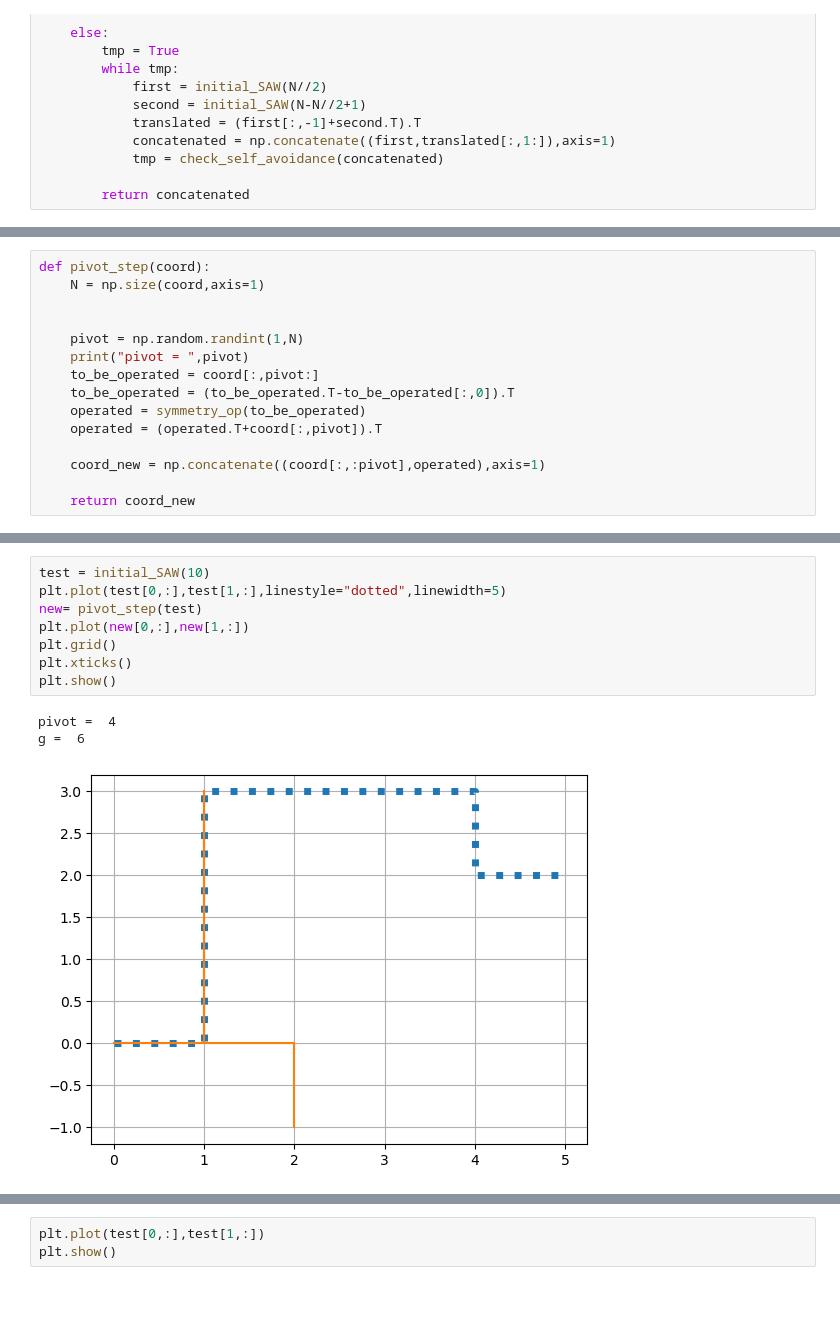
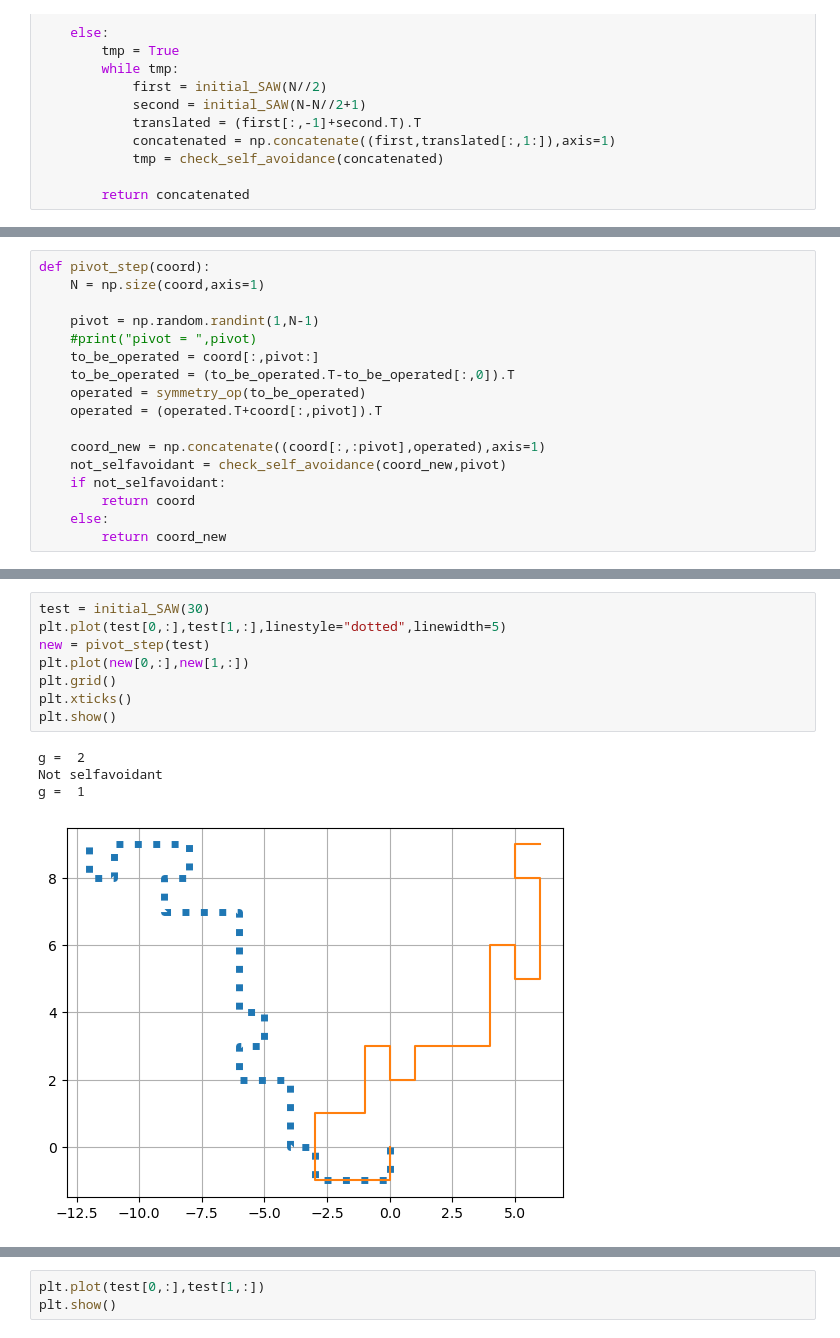
Before and after one commit to mandus24/ComputationalPhysics, a Jupyter notebook: polymer/polymer.ipynb, the cells around one changed output, grey strips where cells are left out. Cells and saved outputs as stored; diff of their text form; blank space fills up the shorter version.

Commit message:
Pivot algorithm

```diff
--- a/polymer/polymer.ipynb
+++ b/polymer/polymer.ipynb
@@ -118,14 +134,16 @@ def symmetry_op(coord):
 def pivot_step(coord):
     N = np.size(coord,axis=1)
 
-
-    pivot = np.random.randint(1,N)
-    print("pivot = ",pivot)
+    pivot = np.random.randint(1,N-1)
+    #print("pivot = ",pivot)
     to_be_operated = coord[:,pivot:]
     to_be_operated = (to_be_operated.T-to_be_operated[:,0]).T
     operated = symmetry_op(to_be_operated)
     operated = (operated.T+coord[:,pivot]).T
 
     coord_new = np.concatenate((coord[:,:pivot],operated),axis=1)
-
-    return coord_new
+    not_selfavoidant = check_self_avoidance(coord_new,pivot)
+    if not_selfavoidant:
+        return coord
+    else:
+        return coord_new
@@ -132,12 +172,13 @@ def pivot_step(coord):
 # %%
-test = initial_SAW(10)
+test = initial_SAW(30)
 plt.plot(test[0,:],test[1,:],linestyle="dotted",linewidth=5)
-new= pivot_step(test)
+new = pivot_step(test)
 plt.plot(new[0,:],new[1,:])
 plt.grid()
 plt.xticks()
 plt.show()
 # %% [output]
-pivot =  4
-g =  6
+g =  2
+Not selfavoidant
+g =  1
-[figure, old version]
+[figure, new version]
```
Also changed, not shown: parts of 9 cells of this notebook.
